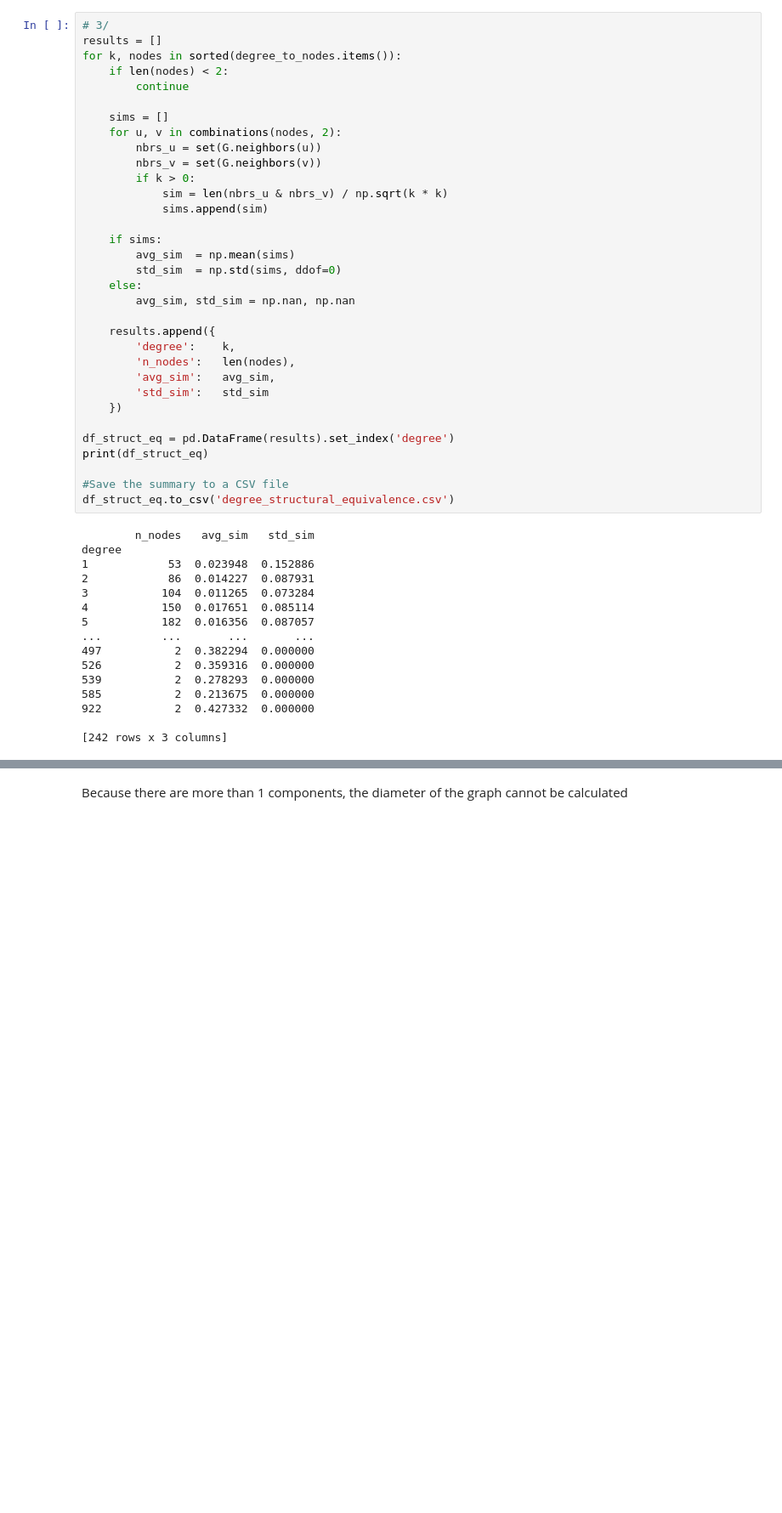
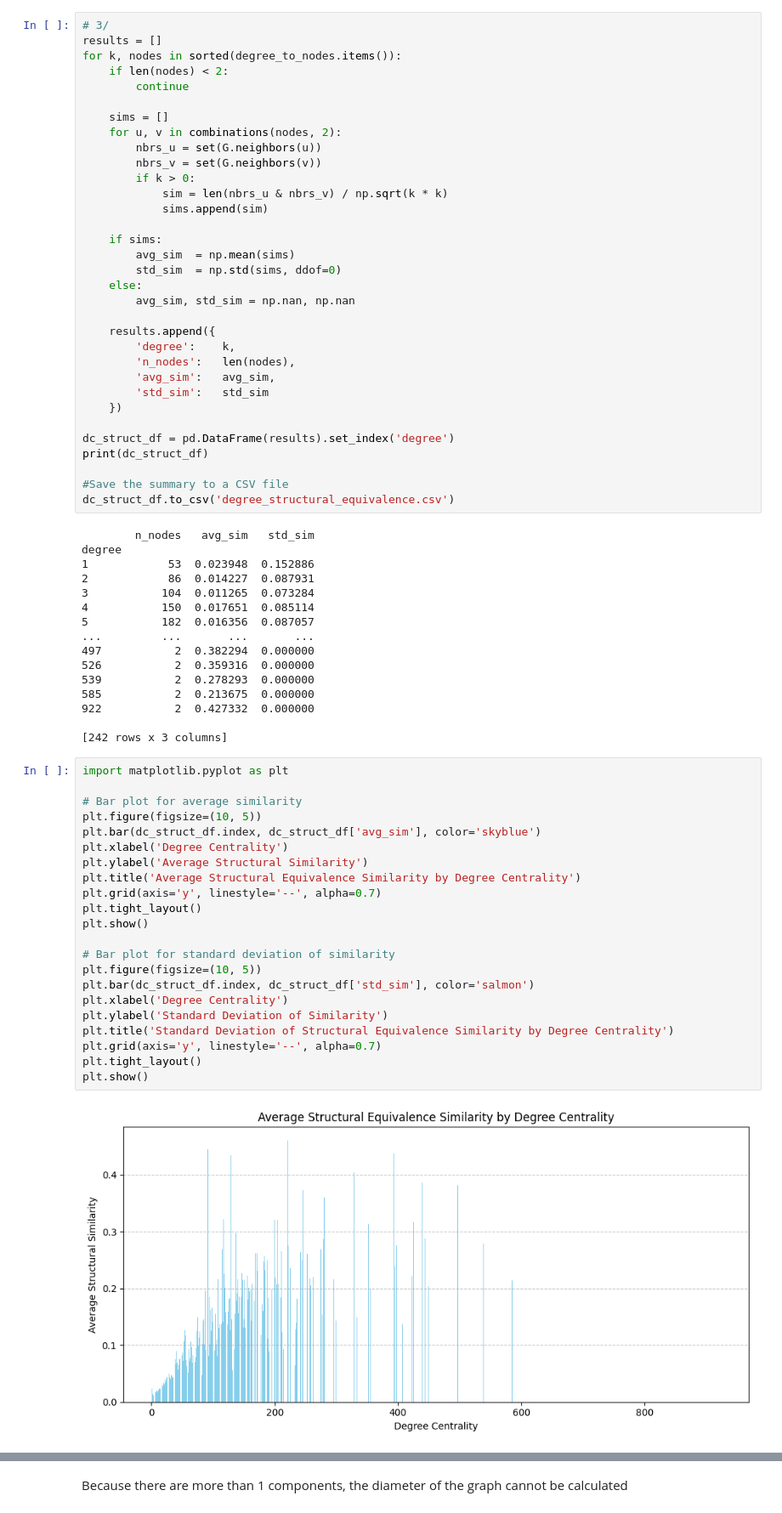
Before and after one commit to VoNgocHuan/social_network_project, a Jupyter notebook: project_14_alt.ipynb, the cells around one changed output, grey strips where cells are left out. Shown at 85% size. Drawn from its saved outputs; the diff is of its cells as text; blank space fills up the shorter version.

```diff
--- a/project_14_alt.ipynb
+++ b/project_14_alt.ipynb
@@ -208,11 +248,11 @@ for k, nodes in sorted(degree_to_nodes.items()):
         'std_sim':   std_sim
     })
 
-df_struct_eq = pd.DataFrame(results).set_index('degree')
-print(df_struct_eq)
+dc_struct_df = pd.DataFrame(results).set_index('degree')
+print(dc_struct_df)
 
 #Save the summary to a CSV file
-df_struct_eq.to_csv('degree_structural_equivalence.csv')
+dc_struct_df.to_csv('degree_structural_equivalence.csv')
 # %% [output]
         n_nodes   avg_sim   std_sim
 degree
@@ -229,3 +269,27 @@ degree
 922           2  0.427332  0.000000
 
 [242 rows x 3 columns]
+# %%
+import matplotlib.pyplot as plt
+
+# Bar plot for average similarity
+plt.figure(figsize=(10, 5))
+plt.bar(dc_struct_df.index, dc_struct_df['avg_sim'], color='skyblue')
+plt.xlabel('Degree Centrality')
+plt.ylabel('Average Structural Similarity')
+plt.title('Average Structural Equivalence Similarity by Degree Centrality')
+plt.grid(axis='y', linestyle='--', alpha=0.7)
+plt.tight_layout()
+plt.show()
+
+# Bar plot for standard deviation of similarity
+plt.figure(figsize=(10, 5))
+plt.bar(dc_struct_df.index, dc_struct_df['std_sim'], color='salmon')
+plt.xlabel('Degree Centrality')
+plt.ylabel('Standard Deviation of Similarity')
+plt.title('Standard Deviation of Structural Equivalence Similarity by Degree Centrality')
+plt.grid(axis='y', linestyle='--', alpha=0.7)
+plt.tight_layout()
+plt.show()
+# %% [output]
+[figure, added]
```
Also changed, not shown: parts of 13 cells of this notebook.
